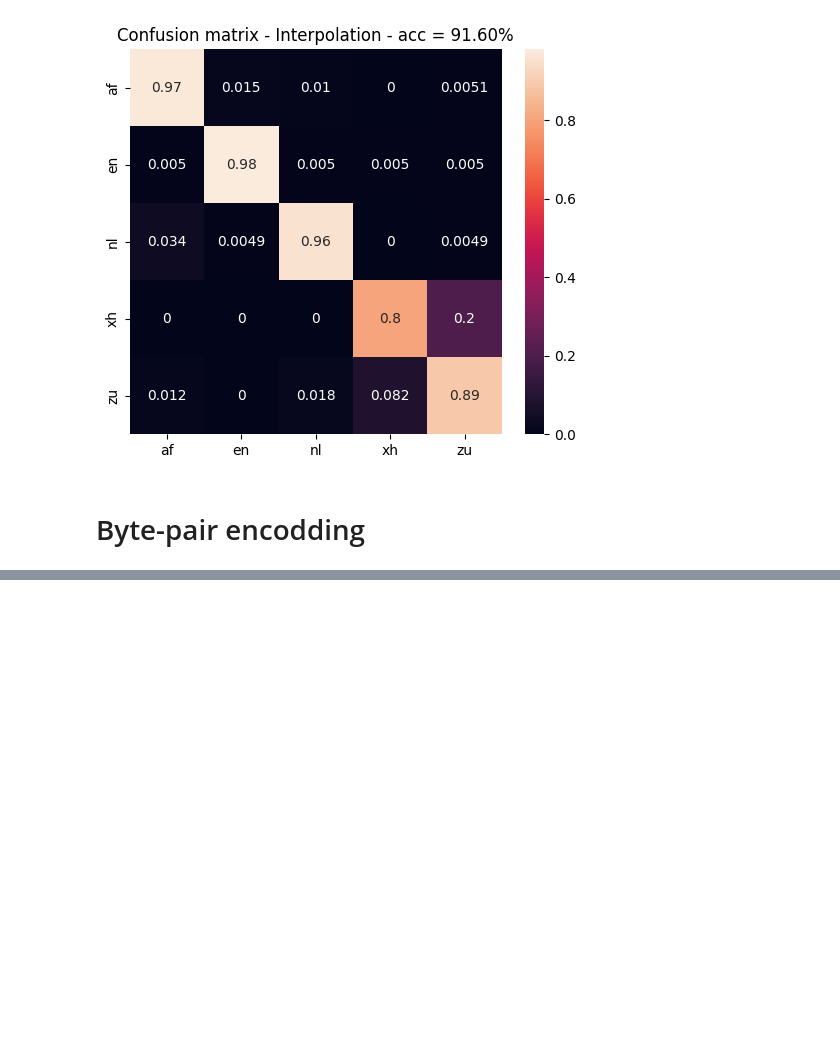
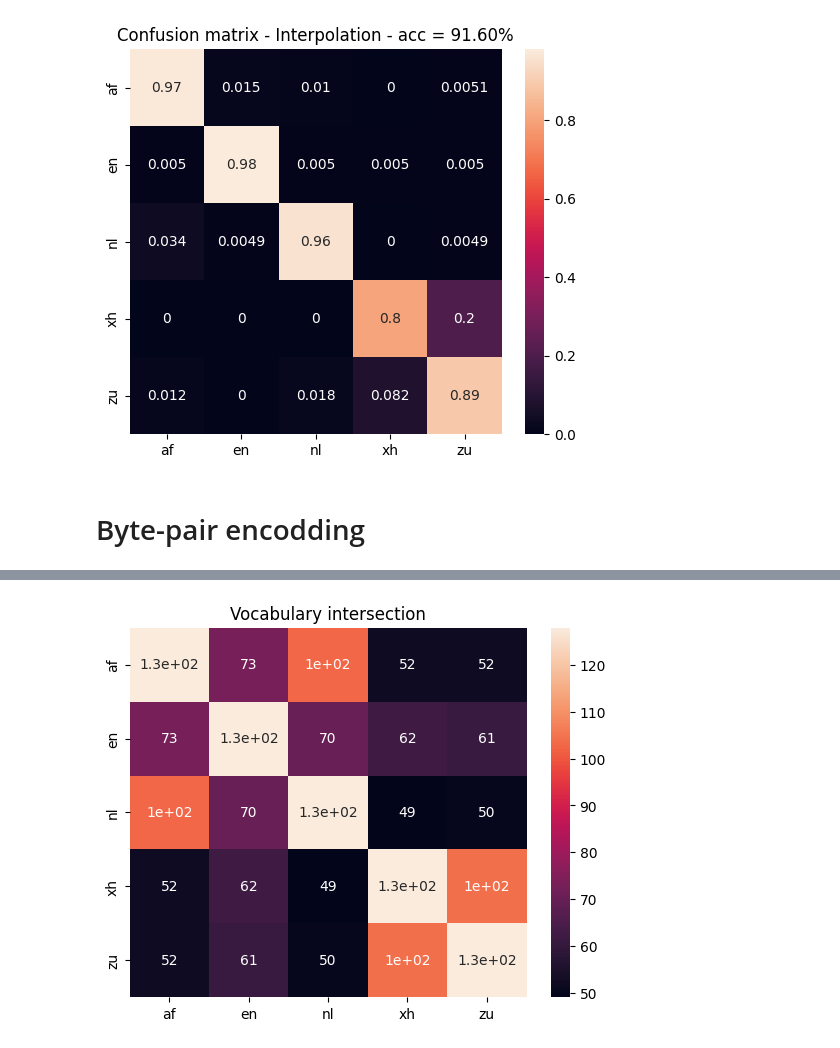
Before and after one commit to Fahazavana/NGramLMs_BPE, a Jupyter notebook: new.ipynb, the cells around one changed output, grey strips where cells are left out. Saved outputs shown, nothing was run; the diff lists cells and outputs as text; code cells hidden in the pictures; blank space fills up the shorter version.

Commit message:
Language Similarity

```diff
--- a/new.ipynb
+++ b/new.ipynb
@@ -213,0 +222,8 @@ plt.show()
+# %%
+bpes ={
+    lang: BytePairEncoding(name= lang) for lang in language
+}
+# %%
+for file, lang in zip(train_files, bpes.keys()):
+    bpes[lang].init(file)
+    bpes[lang].learn(max_iter=100)
@@ -213,0 +243,6 @@ plt.show()
+# %%
+for lang in language:
+    print(f"Language : {lang}")
+    for i, merge in enumerate(bpes[lang].merge_rule[:10]):
+        print(f"{i+1:<2} Merge : {merge[0]}+{merge[1]} --> {merge[2]}")
+    print("="*25)
@@ -213,0 +267,15 @@ plt.show()
+# %%
+intersection  = np.zeros((5,5))
+for i, lang1 in enumerate(language):
+    for j, lang2 in enumerate(language):
+        vocab1 = bpes[lang1].vocab
+        vocab2 = bpes[lang2].vocab
+        intersection[i,j] = len( vocab1.intersection(vocab2))
+# %%
+sns.heatmap(intersection, annot=True)
+plt.xticks(np.arange(len(language)) + 0.5, language)
+plt.yticks(np.arange(len(language)) + 0.5, language)
+plt.title("Vocabulary intersection")
+plt.show()
+# %% [output]
+[figure, added]
```
Also changed, not shown: parts of 14 cells of this notebook, 2 other files.
